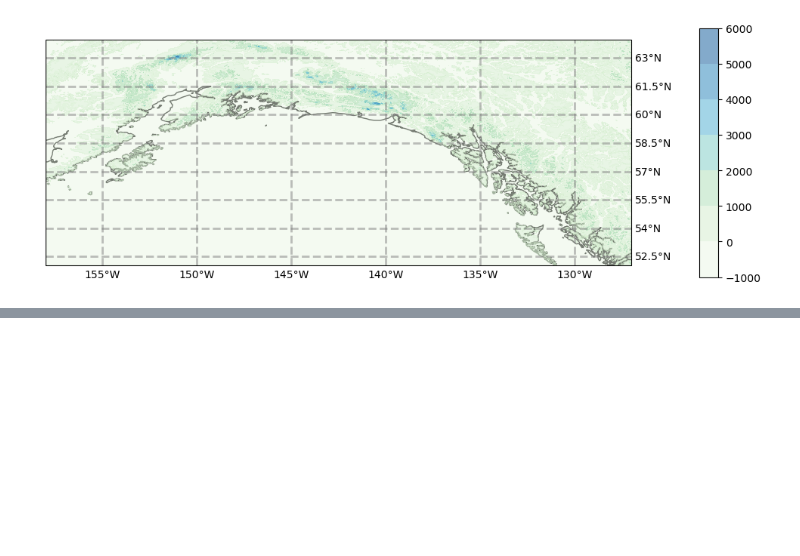
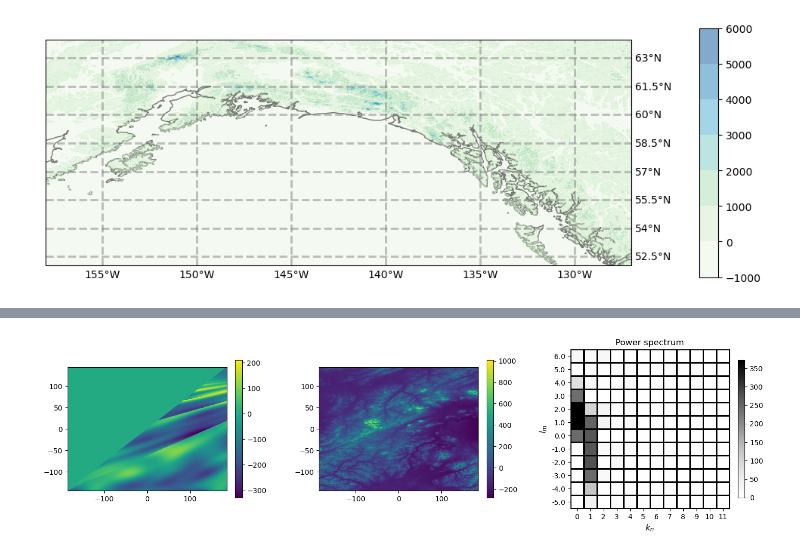
Before and after one commit to ray-chew/pyCSAM, a Jupyter notebook: notebooks/orog_delaunay.ipynb, the cells around one changed output, grey strips where cells are left out. Saved outputs shown, nothing was run; the diff lists cells and outputs as text; code cells hidden in the pictures; blank space fills up the shorter version.

Commit message:
okay, so the routine works for some cells in the Delaunay triangulation...
Need to debug why it doesn't work for the others.

```diff
--- a/notebooks/orog_delaunay.ipynb
+++ b/notebooks/orog_delaunay.ipynb
@@ -239,31 +261,81 @@ def is_inside_sm(point, polygon):
+# %%
+def get_lat_lon_segments(lat_verts, lon_verts, cell, topo):
+    lat_max = get_closest_idx(lat_verts.max(), topo.lat)
+    lat_min = get_closest_idx(lat_verts.min(), topo.lat)
+
+    lon_max = get_closest_idx(lon_verts.max(), topo.lon)
+    lon_min = get_closest_idx(lon_verts.min(), topo.lon)
+
+    cell.lat = topo.lat[lat_min : lat_max]
+    cell.lon = topo.lon[lon_min : lon_max]
+
+    cell.topo = topo.topo[lat_min:lat_max, lon_min:lon_max]
+    cell.mask = cell.mask[lat_min:lat_max, lon_min:lon_max]
+
+def get_closest_idx(val, arr):
+    return int(np.argmin(np.abs(arr - val)))
 # %%
-idx = 99
-tri_lat_verts = lats[tri.simplices]
-tri_lon_verts = lons[tri.simplices]
+# Setup the Fourier parameters and object.
+nhi = 12
+nhj = 12
 
-circ_tri_lat_verts = np.hstack((tri_lat_verts,tri_lat_verts[:,0].reshape(-1,1)))
-circ_tri_lon_verts = np.hstack((tri_lon_verts,tri_lon_verts[:,0].reshape(-1,1)))
+fobj = fourier.f_trans(nhi,nhj)
 
-# circ_tri_lat_verts = tri_lat_verts
-# circ_tri_lon_verts = tri_lon_verts
 
-circ_tri_lon_verts = rescale(circ_tri_lon_verts)
-circ_tri_lat_verts = rescale(circ_tri_lat_verts)
+# For each triangle...
+# for idx in range(len(tri.simplices)):
+for idx in range(1,2):
+    # initialise cell object
+    cell = var.topo_cell()
 
-# print(circ_tri_lat_verts)
-# print(circ_tri_lon_verts)
-# print(tri_lat_verts)
-# print(tri_lat_verts[:,0].reshape(-1,1))
-simplex_lat = circ_tri_lat_verts[idx]
-simplex_lon = circ_tri_lon_verts[idx]
+    print("computing idx:", idx)
+    simplex_lat = circ_tri_lat_verts[idx]
+    simplex_lon = circ_tri_lon_verts[idx]
 
-polygon = np.array([list(item) for item in zip(simplex_lon, simplex_lat)])
+    polygon = np.array([list(item) for item in zip(simplex_lon, simplex_lat)])
 
-print(polygon)
+    init_poly = mask_wrapper(polygon)
+    cell.mask = np.array([init_poly(elem) for elem in lat_lon_mgrid]).reshape(topo.lon_grid.shape[0],topo.lon_grid.shape[1]).astype('bool_')
 
-# print(polygon)
+    cell.lat_m = topo.lat_grid[cell.mask]
+    cell.lon_m = topo.lon_grid[cell.mask]
+    cell.topo_m = topo.topo[cell.mask]
 
-init_poly = mask_wrapper(polygon)
-# vec_masker = np.vectorize(init_poly)
-tf_array = np.array([init_poly(elem) for elem in lat_lon_mgrid])
+    get_lat_lon_segments(tri_lat_verts[idx], tri_lon_verts[idx], cell, topo)
+
+    # do fourier...
+    fobj.do_full(cell)
+    am, data_recons = lin_reg.do(fobj, cell, lmbda = 0.5)
+
+    fobj.get_freq_grid(am)
+    freqs = np.abs(fobj.ampls)
+
+    fq_cpy = np.copy(freqs)
+
+    indices = []
+    for _ in range(30):
+        max_idx = np.unravel_index(fq_cpy.argmax(), fq_cpy.shape)
+        indices.append(max_idx)
+        fq_cpy[max_idx] = 0.0
+
+    k_idxs = [pair[1] for pair in indices]
+    l_idxs = [pair[0] for pair in indices]
+
+    fobj.set_kls(k_idxs, l_idxs)
+    fobj.do_full(cell)
+
+    am, data_recons = lin_reg.do(fobj, cell, lmbda = 1e-6)
+
+    fobj.get_freq_grid(am)
+    dat_2D = reconstruction.recon_2D(data_recons, cell)
+
+    freqs = np.abs(fobj.ampls)
+
+    fs = (18,5)
+    fig, axs = plt.subplots(1,3, figsize=fs)
+    fig_obj = plotter.fig_obj(fig, fobj.nhar_i, fobj.nhar_j)
+    axs[0] = fig_obj.phys_panel(axs[0], dat_2D)
+    axs[1] = fig_obj.phys_panel(axs[1], cell.topo)
+    axs[2] = fig_obj.freq_panel(axs[2], freqs)
+    plt.show()
 # %% [output]
@@ -273,0 +343 @@ tf_array = np.array([init_poly(elem) for elem in lat_lon_mgrid])
+[figure, added]
```
Also changed, not shown: parts of 22 cells of this notebook.
